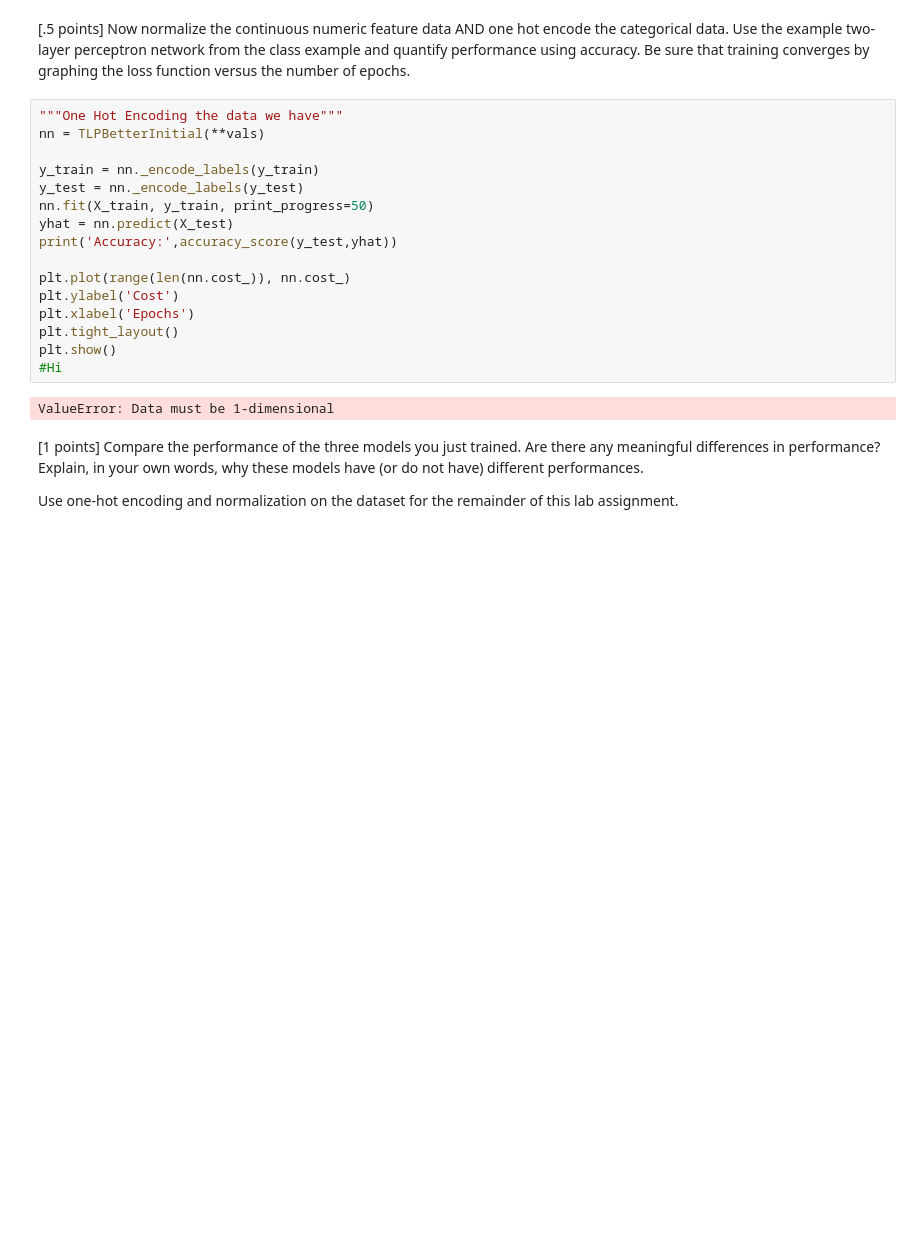
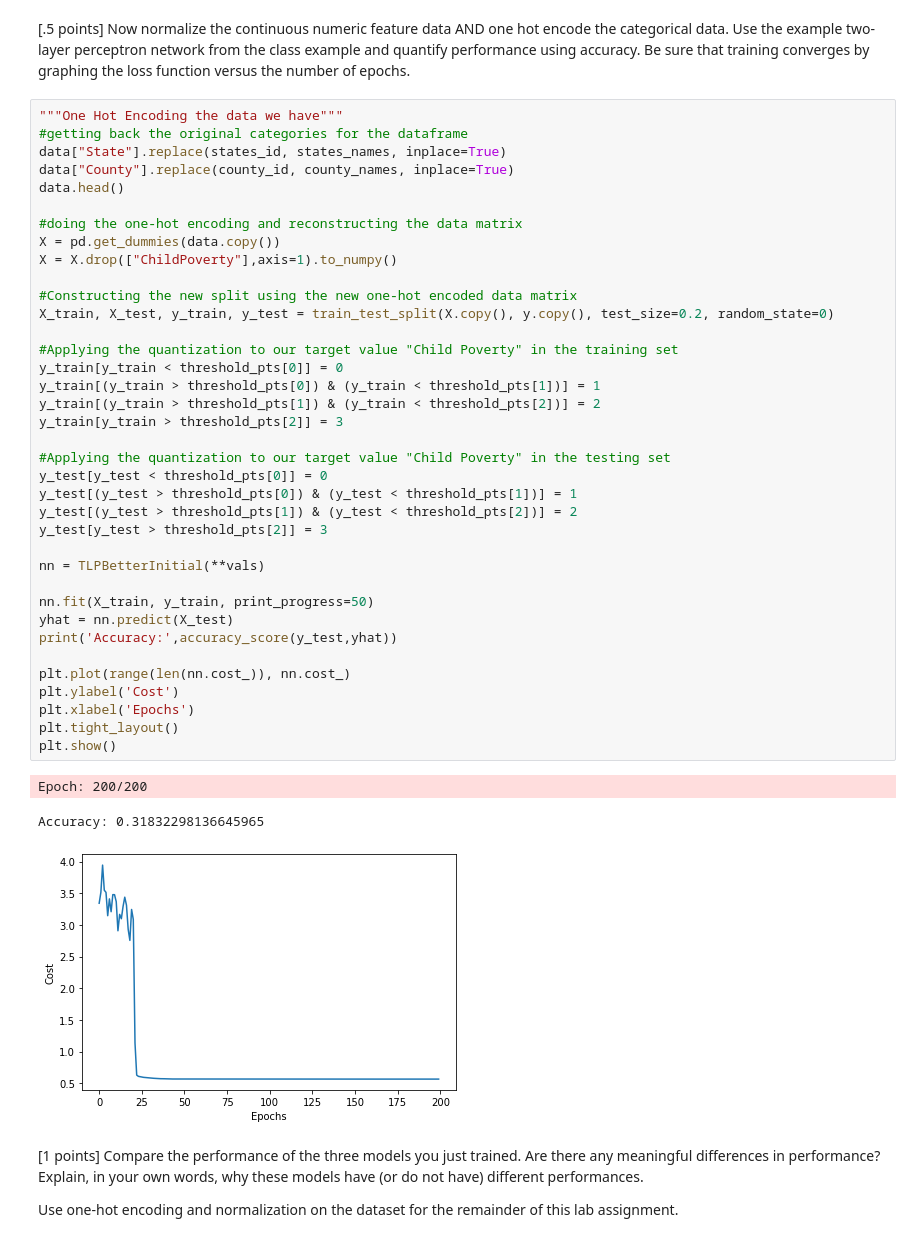
Before and after one commit to abdelllrazekkk/Lab-Four-Multi-Layer-Perceptron, a Jupyter notebook: Lab-Four-The Multi-Layer Perceptron.ipynb, the cells around one changed output. Saved outputs shown, nothing was run; the diff lists cells and outputs as text; blank space fills up the shorter version.

```diff
--- a/Lab-Four-The Multi-Layer Perceptron.ipynb
+++ b/Lab-Four-The Multi-Layer Perceptron.ipynb
@@ -682,22 +680,45 @@ Accuracy: 0.36024844720496896
 [.5 points] Now normalize the continuous numeric feature data AND one hot encode the categorical data. Use the example two-layer perceptron network from the class example and quantify performance using accuracy. Be sure that training converges by graphing the loss function versus the number of epochs.
 # %%
 """One Hot Encoding the data we have"""
+#getting back the original categories for the dataframe
+data["State"].replace(states_id, states_names, inplace=True)
+data["County"].replace(county_id, county_names, inplace=True)
+data.head()
+
+#doing the one-hot encoding and reconstructing the data matrix
+X = pd.get_dummies(data.copy())
+X = X.drop(["ChildPoverty"],axis=1).to_numpy()
+
+#Constructing the new split using the new one-hot encoded data matrix
+X_train, X_test, y_train, y_test = train_test_split(X.copy(), y.copy(), test_size=0.2, random_state=0)
+
+#Applying the quantization to our target value "Child Poverty" in the training set
+y_train[y_train < threshold_pts[0]] = 0
+y_train[(y_train > threshold_pts[0]) & (y_train < threshold_pts[1])] = 1
+y_train[(y_train > threshold_pts[1]) & (y_train < threshold_pts[2])] = 2
+y_train[y_train > threshold_pts[2]] = 3
+
+#Applying the quantization to our target value "Child Poverty" in the testing set
+y_test[y_test < threshold_pts[0]] = 0
+y_test[(y_test > threshold_pts[0]) & (y_test < threshold_pts[1])] = 1
+y_test[(y_test > threshold_pts[1]) & (y_test < threshold_pts[2])] = 2
+y_test[y_test > threshold_pts[2]] = 3
+
 nn = TLPBetterInitial(**vals)
 
-y_train = nn._encode_labels(y_train)
-y_test = nn._encode_labels(y_test)
 nn.fit(X_train, y_train, print_progress=50)
 yhat = nn.predict(X_test)
 print('Accuracy:',accuracy_score(y_test,yhat))
 
 plt.plot(range(len(nn.cost_)), nn.cost_)
 plt.ylabel('Cost')
 plt.xlabel('Epochs')
 plt.tight_layout()
 plt.show()
-#Hi
 # %% [output]
-ValueError: Data must be 1-dimensional
+Epoch: 200/200
+Accuracy: 0.31832298136645965
+[figure, added]
 # %% [markdown]
 [1 points] Compare the performance of the three models you just trained. Are there any meaningful differences in performance? Explain, in your own words, why these models have (or do not have) different performances.
 
```
Also changed, not shown: parts of 3 cells of this notebook.
